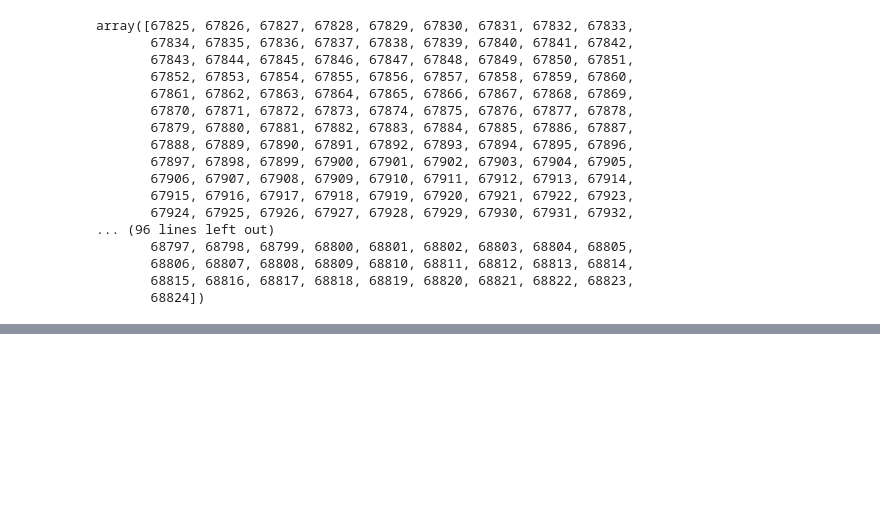
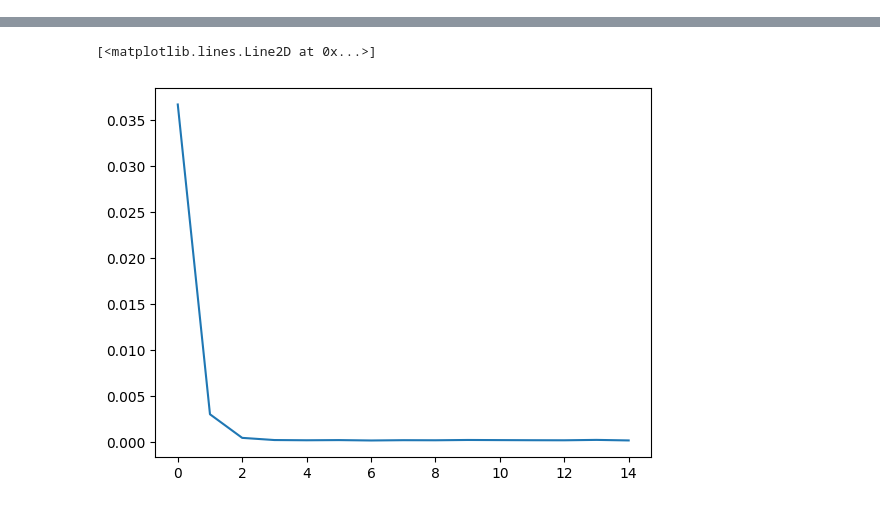
Before and after one commit to douglasmmachado/BatterySoC-Prediction, a Jupyter notebook: NN.ipynb, the cells around one changed output, grey strips where cells are left out. Saved outputs shown, nothing was run; the diff lists cells and outputs as text; code cells hidden in the pictures; blank space fills up the shorter version.

```diff
--- a/NN.ipynb
+++ b/NN.ipynb
@@ -161,32 +134,26 @@ plt.plot(loss)
-# %%
-#Using TimeSeriesSplit and approach to regression
-
-from sklearn.model_selection import TimeSeriesSplit
-
-ts_cv = TimeSeriesSplit(
-    n_splits=5,
-    gap=48,
-    max_train_size=10000,
-    test_size=1000,
-)
-
-all_splits = list(ts_cv.split(X, y))
-train_0, test_0 = all_splits[0]
-# %% [output]
-array([67825, 67826, 67827, 67828, 67829, 67830, 67831, 67832, 67833,
-       67834, 67835, 67836, 67837, 67838, 67839, 67840, 67841, 67842,
-       67843, 67844, 67845, 67846, 67847, 67848, 67849, 67850, 67851,
-       67852, 67853, 67854, 67855, 67856, 67857, 67858, 67859, 67860,
-       67861, 67862, 67863, 67864, 67865, 67866, 67867, 67868, 67869,
-       67870, 67871, 67872, 67873, 67874, 67875, 67876, 67877, 67878,
-       67879, 67880, 67881, 67882, 67883, 67884, 67885, 67886, 67887,
-       67888, 67889, 67890, 67891, 67892, 67893, 67894, 67895, 67896,
-       67897, 67898, 67899, 67900, 67901, 67902, 67903, 67904, 67905,
-       67906, 67907, 67908, 67909, 67910, 67911, 67912, 67913, 67914,
-       67915, 67916, 67917, 67918, 67919, 67920, 67921, 67922, 67923,
-       67924, 67925, 67926, 67927, 67928, 67929, 67930, 67931, 67932,
-... (96 lines left out)
-       68797, 68798, 68799, 68800, 68801, 68802, 68803, 68804, 68805,
-       68806, 68807, 68808, 68809, 68810, 68811, 68812, 68813, 68814,
-       68815, 68816, 68817, 68818, 68819, 68820, 68821, 68822, 68823,
-       68824])
+# %%
+#Using MLPRegressor Voc
+y = Voc
+
+X_train, X_test, y_train, y_test = train_test_split(X, y, random_state=1, shuffle = False, test_size=0.25)
+
+scaler = StandardScaler()
+scaler.fit(X_train)
+X_train_scaled = scaler.transform(X_train)
+X_test_scaled = scaler.transform(X_test)
+
+
+regr = MLPRegressor(hidden_layer_sizes=(128),
+                    activation='relu',
+                    alpha=0.0001,
+                    random_state=1,
+                    max_iter=500,
+                    learning_rate_init=0.01,
+                    verbose=True,
+                    shuffle = False).fit(X_train_scaled, y_train)
+
+y_pred = regr.predict(X_test_scaled)
+print(f'Score: {r2_score(y_test, y_pred):.3f}')
+loss = regr.loss_curve_
+plt.plot(loss)
+# %% [output]
@@ -192,0 +177,2 @@ array([67825, 67826, 67827, 67828, 67829, 67830, 67831, 67832, 67833,
+[<matplotlib.lines.Line2D at 0x...>]
+[figure, added]
```
Also changed, not shown: parts of 22 cells of this notebook.
